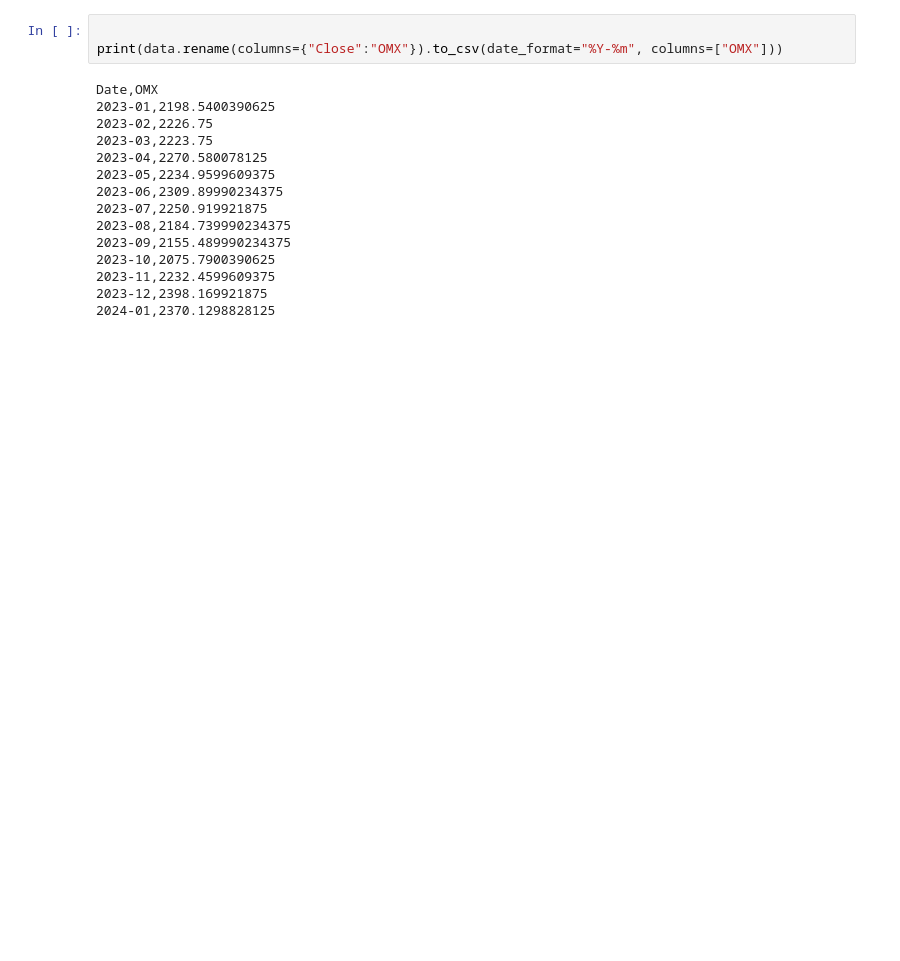
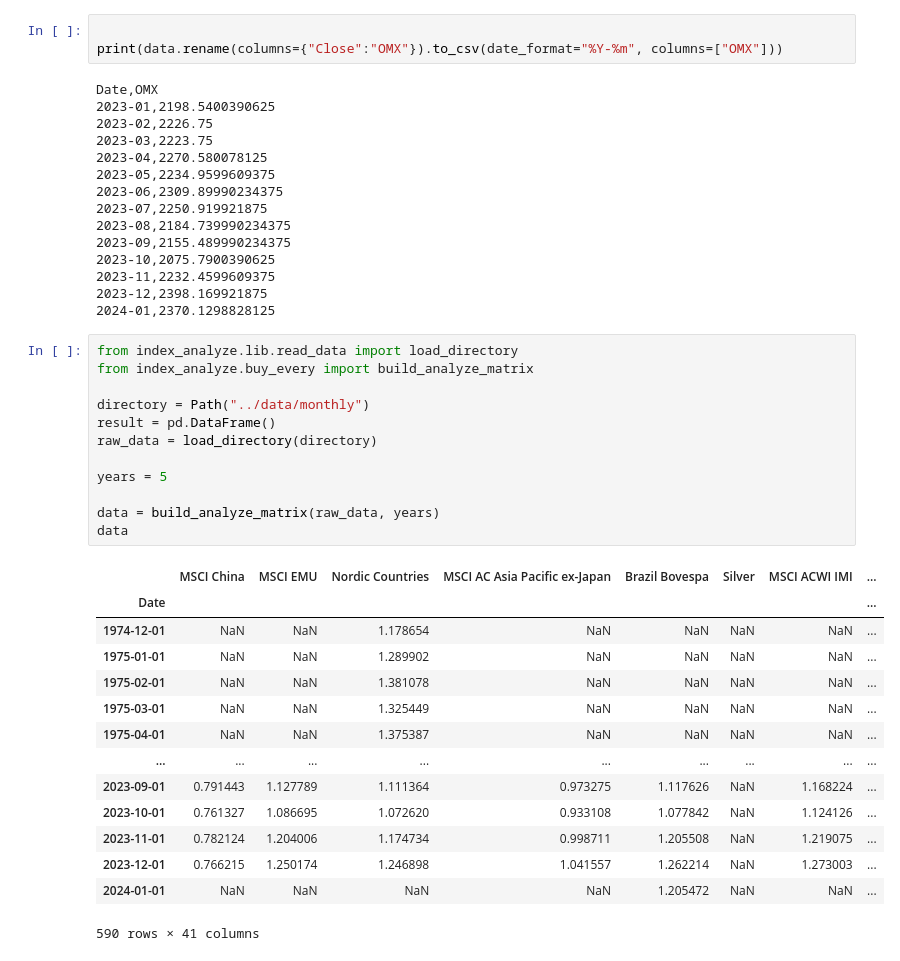
Before and after one commit to theneubeck/stock-index-analyze, a Jupyter notebook: notebooks/rolling.ipynb, the cells around one changed output. Drawn from its saved outputs; the diff is of its cells as text; blank space fills up the shorter version.

```diff
--- a/notebooks/rolling.ipynb
+++ b/notebooks/rolling.ipynb
@@ -47,3 +29,30 @@ Date,OMX
 2023-11,2232.4599609375
 2023-12,2398.169921875
 2024-01,2370.1298828125
+# %%
+from index_analyze.lib.read_data import load_directory
+from index_analyze.buy_every import build_analyze_matrix
+
+directory = Path("../data/monthly")
+result = pd.DataFrame()
+raw_data = load_directory(directory)
+
+years = 5
+
+data = build_analyze_matrix(raw_data, years)
+data
+# %% [output]
+|  | MSCI China | MSCI EMU | Nordic Countries | MSCI AC Asia Pacific ex-Japan | Brazil Bovespa | Silver | MSCI ACWI IMI | ... |
+| Date |  |  |  |  |  |  |  | ... |
+| 1974-12-01 | NaN | NaN | 1.178654 | NaN | NaN | NaN | NaN | ... |
+| 1975-01-01 | NaN | NaN | 1.289902 | NaN | NaN | NaN | NaN | ... |
+| 1975-02-01 | NaN | NaN | 1.381078 | NaN | NaN | NaN | NaN | ... |
+| 1975-03-01 | NaN | NaN | 1.325449 | NaN | NaN | NaN | NaN | ... |
+| 1975-04-01 | NaN | NaN | 1.375387 | NaN | NaN | NaN | NaN | ... |
+| ... | ... | ... | ... | ... | ... | ... | ... | ... |
+| 2023-09-01 | 0.791443 | 1.127789 | 1.111364 | 0.973275 | 1.117626 | NaN | 1.168224 | ... |
+| 2023-10-01 | 0.761327 | 1.086695 | 1.072620 | 0.933108 | 1.077842 | NaN | 1.124126 | ... |
+| 2023-11-01 | 0.782124 | 1.204006 | 1.174734 | 0.998711 | 1.205508 | NaN | 1.219075 | ... |
+| 2023-12-01 | 0.766215 | 1.250174 | 1.246898 | 1.041557 | 1.262214 | NaN | 1.273003 | ... |
+| 2024-01-01 | NaN | NaN | NaN | NaN | 1.205472 | NaN | NaN | ... |
+590 rows × 41 columns
```
Also changed, not shown: parts of 2 cells of this notebook, 2 other files.
